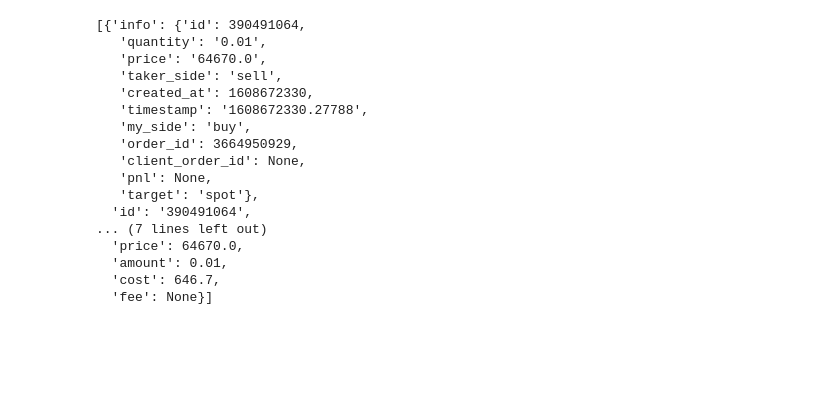
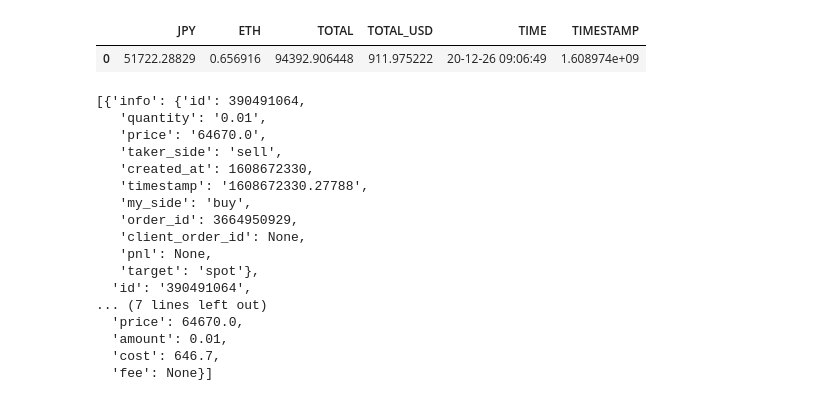
Before and after one commit to jianwang0212/napoli_gang, a Jupyter notebook: engine.ipynb, the cells around one changed output. Drawn from its saved outputs; the diff is of its cells as text; code cells hidden in the pictures; blank space fills up the shorter version.

```diff
--- a/engine.ipynb
+++ b/engine.ipynb
@@ -15,0 +116,2 @@ raw_data = liquid.fetch_balance()
+# %%
+x = {'JPY': 51722.28829, 'ETH': 0.65691573, 'TOTAL': 94392.90644788, 'TOTAL_USD': 911.9752219341577, 'TIME': '20-12-26 09:06:49', 'TIMESTAMP': 1608973609.388893}
@@ -16,3 +122,8 @@ raw_data = liquid.fetch_balance()
+# %%
+pd.DataFrame(x, index=[0])
+# %% [output]
+|  | JPY | ETH | TOTAL | TOTAL_USD | TIME | TIMESTAMP |
+| 0 | 51722.28829 | 0.656916 | 94392.906448 | 911.975222 | 20-12-26 09:06:49 | 1.608974e+09 |
 # %%
 liquid.fetch_my_trades(symbol = 'ETH/JPY', limit = 1, since = liquid.milliseconds () - 86400000* 30)
 # %% [output]
```
Also changed, not shown: parts of 13 cells of this notebook, 6 other files.
